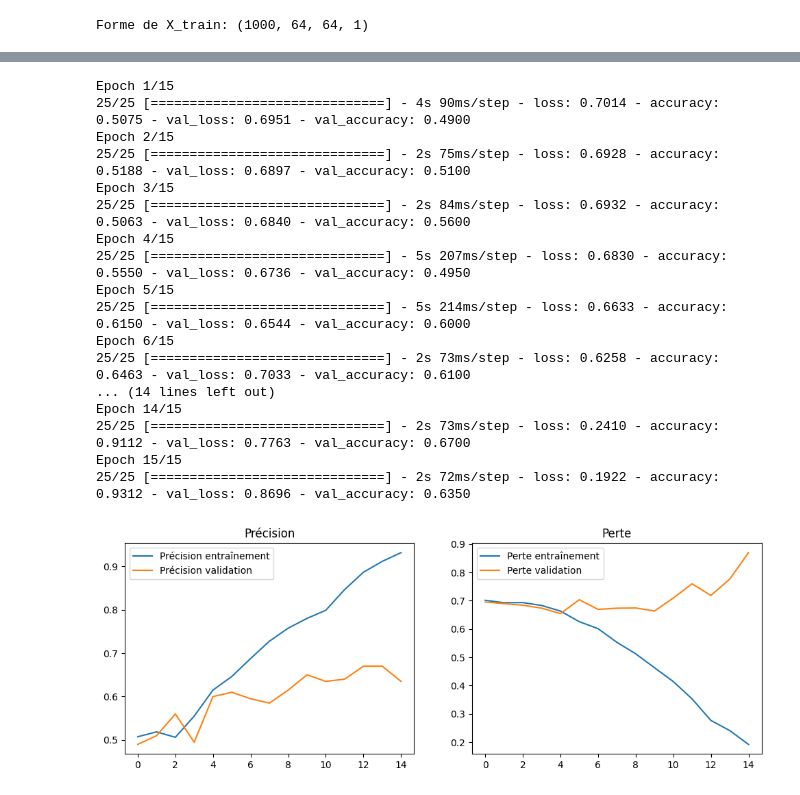
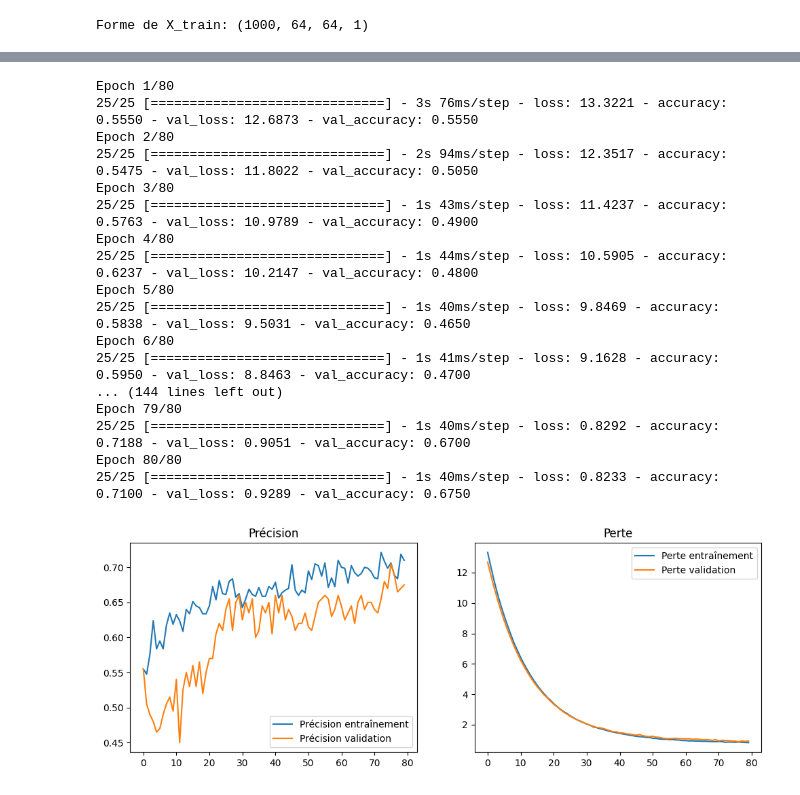
Before and after one commit to Yassin97440/cat-vs-dog, a Jupyter notebook: cat_vs_dog_TF.ipynb, the cells around one changed output, grey strips where cells are left out. Cells and saved outputs as stored; diff of their text form; code cells hidden in the pictures.

```diff
--- a/cat_vs_dog_TF.ipynb
+++ b/cat_vs_dog_TF.ipynb
@@ -53,47 +58,62 @@ Forme de X_train: (1000, 64, 64, 1)
 # %%
+
+# Avant le modèle.fit()
+data_augmentation = Sequential([
+    tf.keras.layers.RandomRotation(0.2),
+    tf.keras.layers.RandomZoom(0.2),
+    tf.keras.layers.RandomFlip("horizontal"),
+])
+
+
 
 
 # Création du modèle CNN avec explications
 model = Sequential([
+    data_augmentation,
     # Première couche de convolution
     # 32 : nombre de filtres (détecteurs de caractéristiques)
     # (3, 3) : taille de la fenêtre de convolution
     # activation='relu' : fonction d'activation qui garde les valeurs positives
     # input_shape : forme de nos images (hauteur, largeur, canaux)
-    Conv2D(32, (3, 3), activation='relu', input_shape=X_train.shape[1:]),
+    Conv2D(16, (3, 3), activation='relu', padding='same', kernel_regularizer=l2(0.01), input_shape=(64, 64, 1)),
     # Réduction de la dimension spatiale par 2
     MaxPooling2D(2, 2),
+    tf.keras.layers.BatchNormalization(),
+
 
     # Deuxième couche de convolution : plus de filtres pour détecter des motifs plus complexes
-    Conv2D(64, (3, 3), activation='relu'),
+    Conv2D(32, (3, 3), activation='relu', padding='same', kernel_regularizer=l2(0.01),),
     MaxPooling2D(2, 2),
+    tf.keras.layers.BatchNormalization(),
+
 
     # Troisième couche de convolution : encore plus de filtres
-    Conv2D(128, (3, 3), activation='relu'),
-    MaxPooling2D(2, 2),
-
+    # Conv2D(64, (3, 3), activation='relu',  padding='same',  kernel_regularizer=l2(0.01), ),
+    # MaxPooling2D(2, 2),
+    # tf.keras.layers.BatchNormalization(),
     # Aplatissement : transformation de la matrice 3D en vecteur 1D
     Flatten(),
 
     # Couche dense avec 512 neurones
     # C'est ici que se fait la "prise de décision"
-    Dense(512, activation='relu'),
+    Dense(64, activation='relu', kernel_regularizer=l2(0.1)),
 
     # Dropout : désactive aléatoirement 50% des neurones pendant l'entraînement
     # Cela évite le surapprentissage
-    Dropout(0.5),
+    Dropout(0.4),
 
     # Couche de sortie : 1 neurone avec sigmoid pour la classification binaire
     # sigmoid donne une probabilité entre 0 (chat) et 1 (chien)
     Dense(1, activation='sigmoid')
 ])
+# Affichage de l'architecture du modèle
+# model.summary()
 
-# Affichage de l'architecture du modèle
-model.summary()
+optimizer = tf.keras.optimizers.Adam(learning_rate=0.00007)
 
 # Configuration du modèle
 model.compile(
-    optimizer='adam',  # Algorithme d'optimisation adaptatif
+    optimizer=optimizer,  # Algorithme d'optimisation adaptatif
     loss='binary_crossentropy',  # Fonction de perte pour classification binaire
     metrics=['accuracy']  # Mesure de la précision
 )
@@ -119,54 +121,60 @@ _________________________________________________________________
 # %%
+early_stopping = tf.keras.callbacks.EarlyStopping(
+    monitor='val_loss',
+    patience=10,
+    restore_best_weights=True
+)
+
 # Entraînement du modèle
 history = model.fit(
     X_train, y_train,
-    epochs=15,
+    epochs=80,
     batch_size=32,
     validation_split=0.2,  # Utilise 20% des données d'entraînement pour la validation
     verbose=1
 )
 
 # Visualisation des résultats
 acc = history.history['accuracy']
 val_acc = history.history['val_accuracy']
 loss = history.history['loss']
 val_loss = history.history['val_loss']
 
 epochs_range = range(len(acc))
 
 plt.figure(figsize=(12, 4))
 plt.subplot(1, 2, 1)
 plt.plot(epochs_range, acc, label='Précision entraînement')
 plt.plot(epochs_range, val_acc, label='Précision validation')
 plt.legend()
 plt.title('Précision')
 
 plt.subplot(1, 2, 2)
 plt.plot(epochs_range, loss, label='Perte entraînement')
 plt.plot(epochs_range, val_loss, label='Perte validation')
 plt.legend()
 plt.title('Perte')
 
 plt.show()
 # %% [output]
-Epoch 1/15
-25/25 [==============================] - 4s 90ms/step - loss: 0.7014 - accuracy: 0.5075 - val_loss: 0.6951 - val_accuracy: 0.4900
-Epoch 2/15
-25/25 [==============================] - 2s 75ms/step - loss: 0.6928 - accuracy: 0.5188 - val_loss: 0.6897 - val_accuracy: 0.5100
-Epoch 3/15
-25/25 [==============================] - 2s 84ms/step - loss: 0.6932 - accuracy: 0.5063 - val_loss: 0.6840 - val_accuracy: 0.5600
-Epoch 4/15
-25/25 [==============================] - 5s 207ms/step - loss: 0.6830 - accuracy: 0.5550 - val_loss: 0.6736 - val_accuracy: 0.4950
-Epoch 5/15
-25/25 [==============================] - 5s 214ms/step - loss: 0.6633 - accuracy: 0.6150 - val_loss: 0.6544 - val_accuracy: 0.6000
-Epoch 6/15
-25/25 [==============================] - 2s 73ms/step - loss: 0.6258 - accuracy: 0.6463 - val_loss: 0.7033 - val_accuracy: 0.6100
-... (14 lines left out)
-Epoch 14/15
-25/25 [==============================] - 2s 73ms/step - loss: 0.2410 - accuracy: 0.9112 - val_loss: 0.7763 - val_accuracy: 0.6700
-Epoch 15/15
-25/25 [==============================] - 2s 72ms/step - loss: 0.1922 - accuracy: 0.9312 - val_loss: 0.8696 - val_accuracy: 0.6350
+Epoch 1/80
+25/25 [==============================] - 3s 76ms/step - loss: 13.3221 - accuracy: 0.5550 - val_loss: 12.6873 - val_accuracy: 0.5550
+Epoch 2/80
+25/25 [==============================] - 2s 94ms/step - loss: 12.3517 - accuracy: 0.5475 - val_loss: 11.8022 - val_accuracy: 0.5050
+Epoch 3/80
+25/25 [==============================] - 1s 43ms/step - loss: 11.4237 - accuracy: 0.5763 - val_loss: 10.9789 - val_accuracy: 0.4900
+Epoch 4/80
+25/25 [==============================] - 1s 44ms/step - loss: 10.5905 - accuracy: 0.6237 - val_loss: 10.2147 - val_accuracy: 0.4800
+Epoch 5/80
+25/25 [==============================] - 1s 40ms/step - loss: 9.8469 - accuracy: 0.5838 - val_loss: 9.5031 - val_accuracy: 0.4650
+Epoch 6/80
+25/25 [==============================] - 1s 41ms/step - loss: 9.1628 - accuracy: 0.5950 - val_loss: 8.8463 - val_accuracy: 0.4700
+... (144 lines left out)
+Epoch 79/80
+25/25 [==============================] - 1s 40ms/step - loss: 0.8292 - accuracy: 0.7188 - val_loss: 0.9051 - val_accuracy: 0.6700
+Epoch 80/80
+25/25 [==============================] - 1s 40ms/step - loss: 0.8233 - accuracy: 0.7100 - val_loss: 0.9289 - val_accuracy: 0.6750
-[figure, old version]
+[figure, new version]
 # %%
 # Évaluation sur les données de test
 test_loss, test_accuracy = model.evaluate(X_test, y_test)
```
Also changed, not shown: parts of 4 cells of this notebook.
